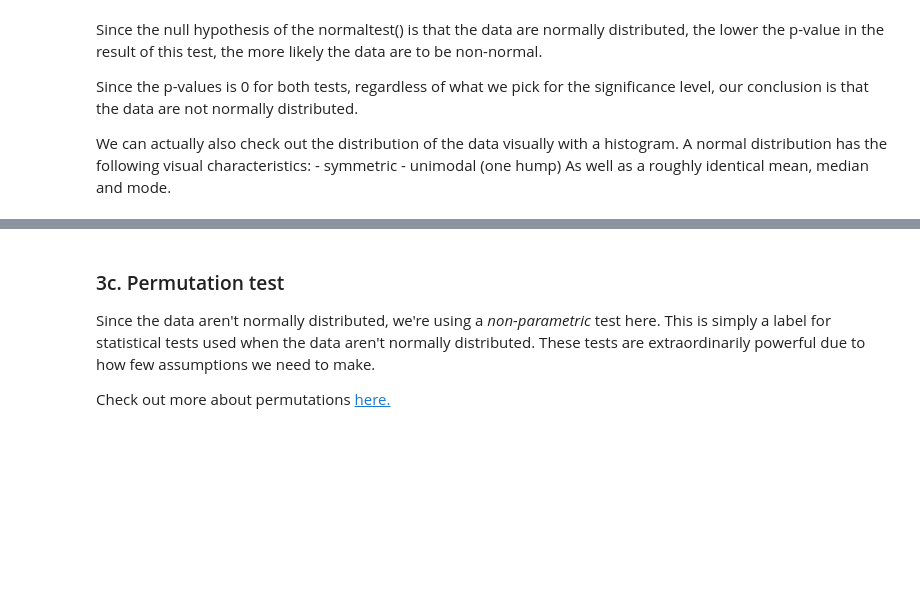
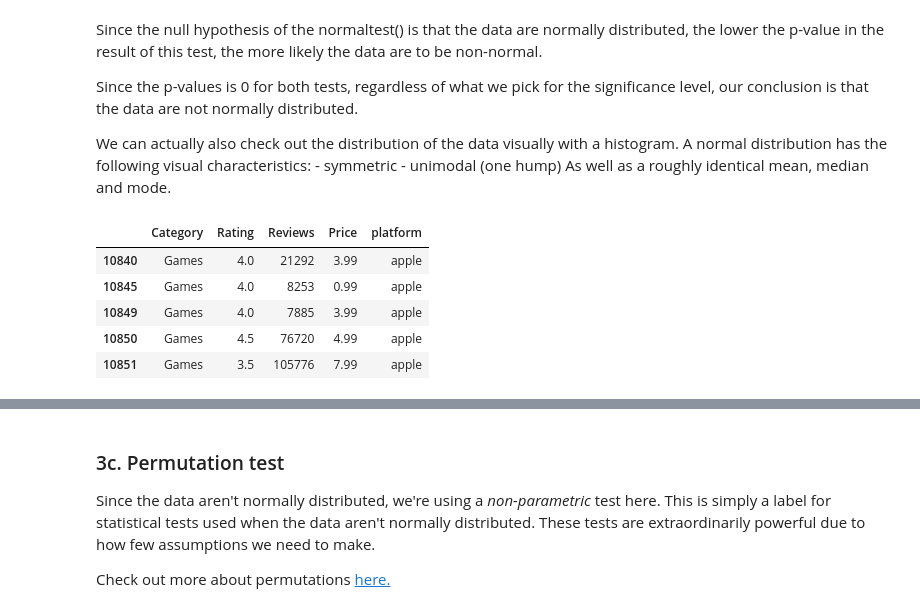
Before and after one commit to blue-santa/sprinboard-data-science-2026, a Jupyter notebook: 11-python-statistics-in-eda/03-hypothesis-testing/integrating-apps-case-study/Springboard Apps project - Tier 3 - Complete.ipynb, the cells around one changed output, grey strips where cells are left out. Cells and saved outputs as stored; diff of their text form; code cells hidden in the pictures; blank space fills up the shorter version.

```diff
--- a/11-python-statistics-in-eda/03-hypothesis-testing/integrating-apps-case-study/Springboard Apps project - Tier 3 - Complete.ipynb
+++ b/11-python-statistics-in-eda/03-hypothesis-testing/integrating-apps-case-study/Springboard Apps project - Tier 3 - Complete.ipynb
@@ -524,3 +538,12 @@ We can actually also check out the distribution of the data visually with a hist
     - symmetric
     - unimodal (one hump)
 As well as a roughly identical mean, median and mode.
+# %%
+apple_df[apple_df['Category'] == 'Games'].head()
+# %% [output]
+|  | Category | Rating | Reviews | Price | platform |
+| 10840 | Games | 4.0 | 21292 | 3.99 | apple |
+| 10845 | Games | 4.0 | 8253 | 0.99 | apple |
+| 10849 | Games | 4.0 | 7885 | 3.99 | apple |
+| 10850 | Games | 4.5 | 76720 | 4.99 | apple |
+| 10851 | Games | 3.5 | 105776 | 7.99 | apple |
```
Also changed, not shown: parts of 10 cells of this notebook.
